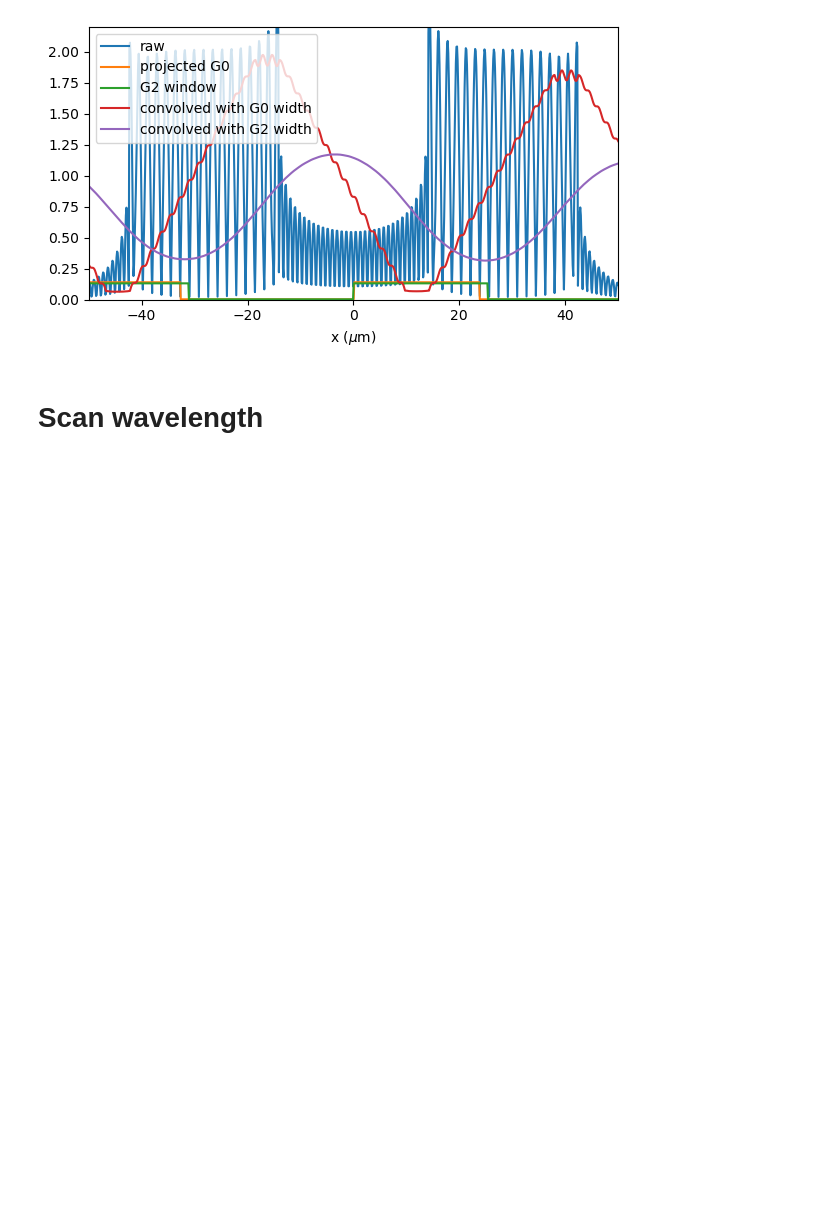
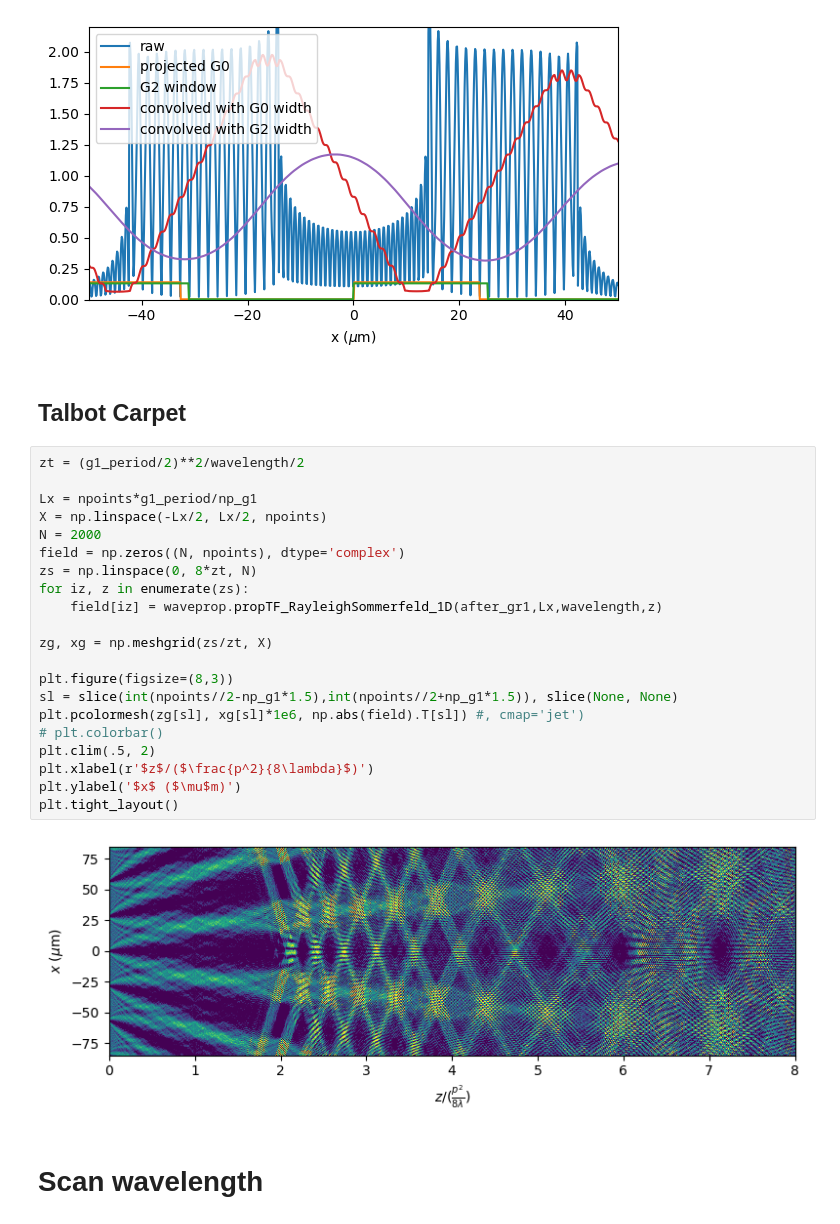
Before and after one commit to zhangy6x/research_stuff, a Jupyter notebook: jupyter_notebooks/nGI/design/MARS_gen1_long_sym_microworks.ipynb, the cells around one changed output. Drawn from its saved outputs; the diff is of its cells as text; blank space fills up the shorter version.

Commit message:
added talbot carpet and white beam visibility

```diff
--- a/jupyter_notebooks/nGI/design/MARS_gen1_long_sym_microworks.ipynb
+++ b/jupyter_notebooks/nGI/design/MARS_gen1_long_sym_microworks.ipynb
@@ -110,6 +110,31 @@ plt.legend(loc='upper left')
 plt.tight_layout()
 # %% [output]
 [figure]
+# %% [markdown]
+## Talbot Carpet
+# %%
+zt = (g1_period/2)**2/wavelength/2
+
+Lx = npoints*g1_period/np_g1
+X = np.linspace(-Lx/2, Lx/2, npoints)
+N = 2000
+field = np.zeros((N, npoints), dtype='complex')
+zs = np.linspace(0, 8*zt, N)
+for iz, z in enumerate(zs):
+    field[iz] = waveprop.propTF_RayleighSommerfeld_1D(after_gr1,Lx,wavelength,z)
+
+zg, xg = np.meshgrid(zs/zt, X)
+
+plt.figure(figsize=(8,3))
+sl = slice(int(npoints//2-np_g1*1.5),int(npoints//2+np_g1*1.5)), slice(None, None)
+plt.pcolormesh(zg[sl], xg[sl]*1e6, np.abs(field).T[sl]) #, cmap='jet')
+# plt.colorbar()
+plt.clim(.5, 2)
+plt.xlabel(r'$z$/($\frac{p^2}{8\lambda}$)')
+plt.ylabel('$x$ ($\mu$m)')
+plt.tight_layout()
+# %% [output]
+[figure, added]
 # %% [markdown]
 # Scan wavelength
 # %%
```
Also changed, not shown: parts of 3 cells of this notebook, 3 other files.
